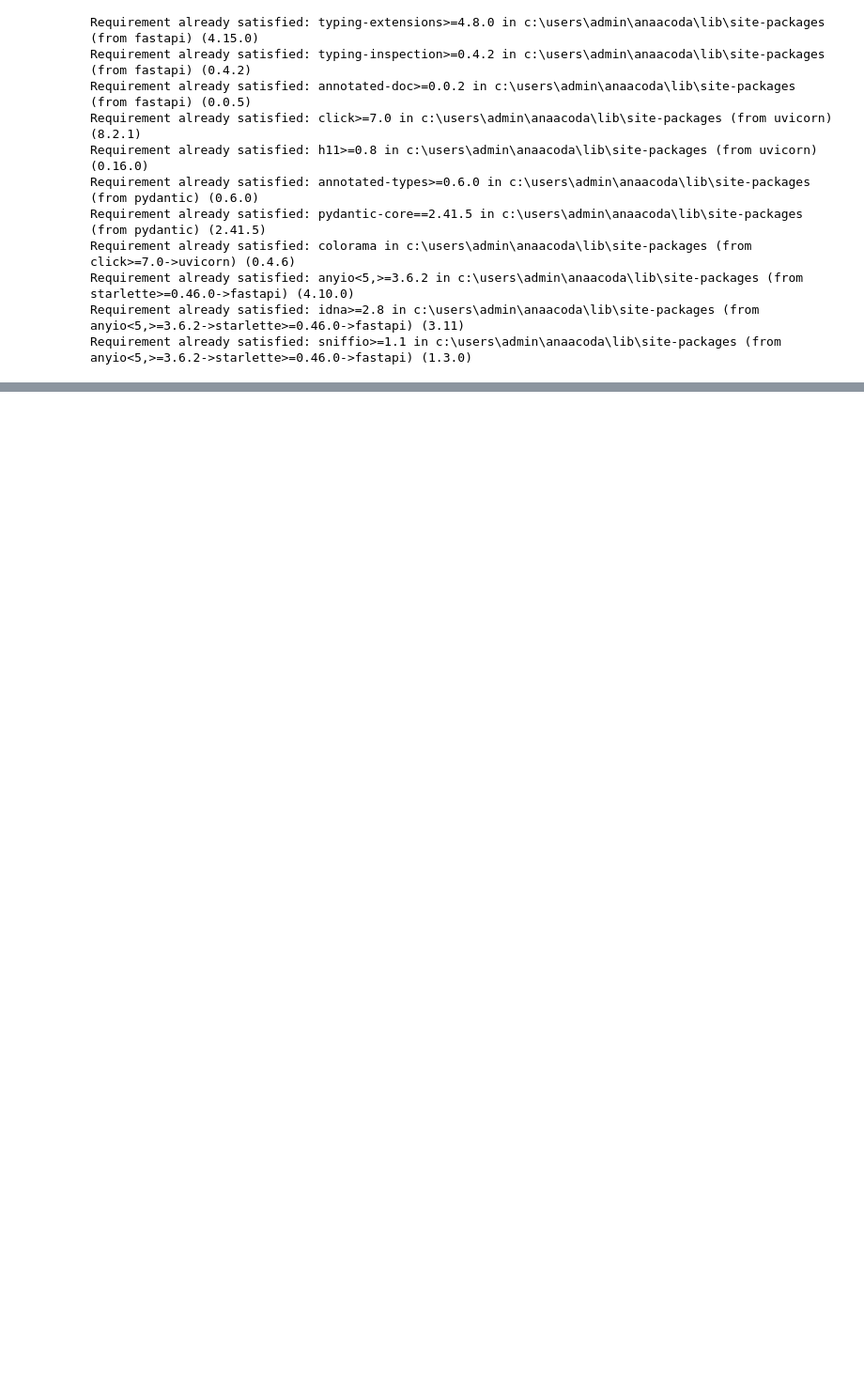
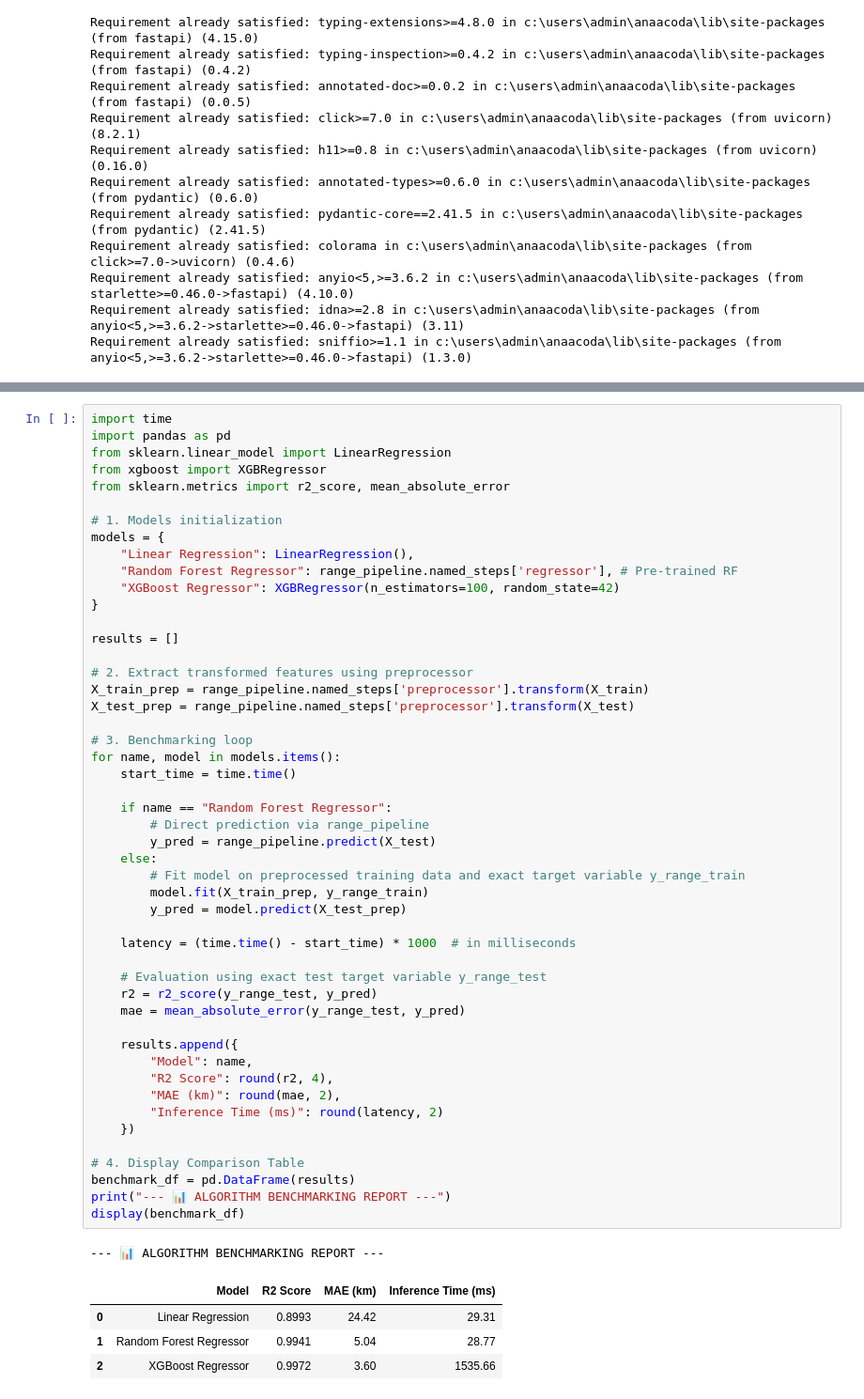
Before and after one commit to Rohitcd-47/Data-Science-Journey, a Jupyter notebook: Machine_Learning/Projects/Indian-EV-Range-API/EV-Range&Risk-Prediction.ipynb, the cells around one changed output, grey strips where cells are left out. Shown at 94% size. Cells and saved outputs as stored; diff of their text form; blank space fills up the shorter version.

```diff
--- a/Machine_Learning/Projects/Indian-EV-Range-API/EV-Range&Risk-Prediction.ipynb
+++ b/Machine_Learning/Projects/Indian-EV-Range-API/EV-Range&Risk-Prediction.ipynb
@@ -403,0 +410,55 @@ Requirement already satisfied: sniffio>=1.1 in c:\users\admin\anaacoda\lib\site-
+# %%
+import time
+import pandas as pd
+from sklearn.linear_model import LinearRegression
+from xgboost import XGBRegressor
+from sklearn.metrics import r2_score, mean_absolute_error
+
+# 1. Models initialization
+models = {
+    "Linear Regression": LinearRegression(),
+    "Random Forest Regressor": range_pipeline.named_steps['regressor'], # Pre-trained RF
+    "XGBoost Regressor": XGBRegressor(n_estimators=100, random_state=42)
+}
+
+results = []
+
+# 2. Extract transformed features using preprocessor
+X_train_prep = range_pipeline.named_steps['preprocessor'].transform(X_train)
+X_test_prep = range_pipeline.named_steps['preprocessor'].transform(X_test)
+
+# 3. Benchmarking loop
+for name, model in models.items():
+    start_time = time.time()
+
+    if name == "Random Forest Regressor":
+        # Direct prediction via range_pipeline
+        y_pred = range_pipeline.predict(X_test)
+    else:
+        # Fit model on preprocessed training data and exact target variable y_range_train
+        model.fit(X_train_prep, y_range_train)
+        y_pred = model.predict(X_test_prep)
+
+    latency = (time.time() - start_time) * 1000  # in milliseconds
+
+    # Evaluation using exact test target variable y_range_test
+    r2 = r2_score(y_range_test, y_pred)
+    mae = mean_absolute_error(y_range_test, y_pred)
+
+    results.append({
+        "Model": name,
+        "R2 Score": round(r2, 4),
+        "MAE (km)": round(mae, 2),
+        "Inference Time (ms)": round(latency, 2)
+    })
+
+# 4. Display Comparison Table
+benchmark_df = pd.DataFrame(results)
+print("--- 📊 ALGORITHM BENCHMARKING REPORT ---")
+display(benchmark_df)
+# %% [output]
+--- 📊 ALGORITHM BENCHMARKING REPORT ---
+|  | Model | R2 Score | MAE (km) | Inference Time (ms) |
+| 0 | Linear Regression | 0.8993 | 24.42 | 29.31 |
+| 1 | Random Forest Regressor | 0.9941 | 5.04 | 28.77 |
+| 2 | XGBoost Regressor | 0.9972 | 3.60 | 1535.66 |
```
Also changed, not shown: parts of 1 cell of this notebook, 1 other file.
